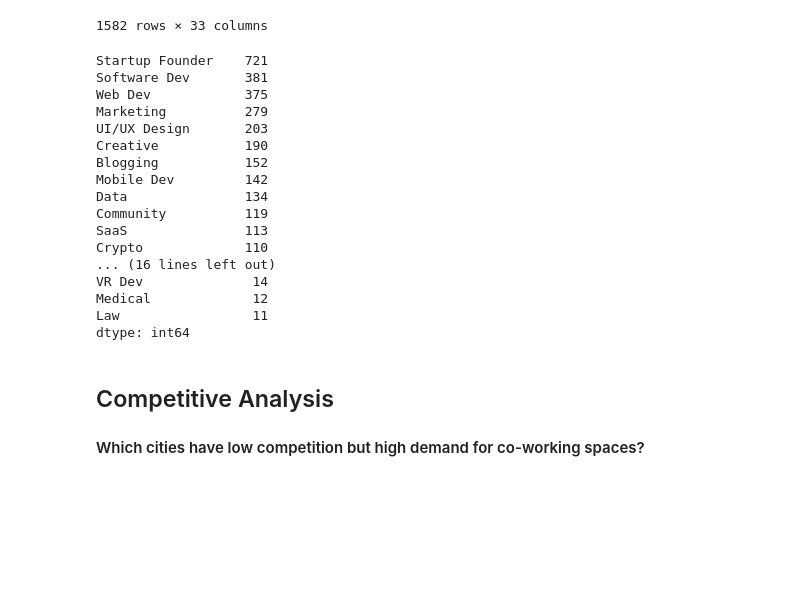
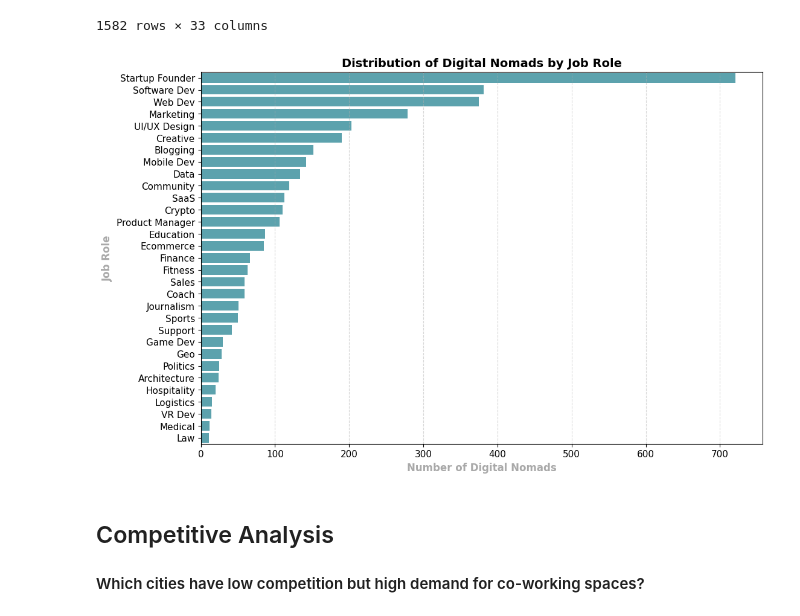
Before and after one commit to PuiKiRebeccaWOO/final_project, a Jupyter notebook: notebooks/nomads_analysis.ipynb, the cells around one changed output. Cells and saved outputs as stored; diff of their text form; code cells hidden in the pictures; blank space fills up the shorter version.

```diff
--- a/notebooks/nomads_analysis.ipynb
+++ b/notebooks/nomads_analysis.ipynb
@@ -579,25 +579,28 @@ users_work
 # %%
 # Compute and display sum for each work type, sorted from highest to lowest
 work_sums = work_types.sum().sort_values(ascending=False)
-display(work_sums)
+job_df = pd.DataFrame(work_sums)
+job_df.columns = ["count"]
-# %% [output]
-Startup Founder    721
-Software Dev       381
-Web Dev            375
-Marketing          279
-UI/UX Design       203
-Creative           190
-Blogging           152
-Mobile Dev         142
-Data               134
-Community          119
-SaaS               113
-Crypto             110
-... (16 lines left out)
-VR Dev              14
-Medical             12
-Law                 11
-dtype: int64
+# %%
+job_df = job_df.reset_index().rename(columns={"index": "job_role"})
+# %%
+plt.figure(figsize=(12, 8))
+sns.barplot(
+    y=job_df["job_role"],
+    x=job_df["count"],
+    color="#4EACBB"  # Use the specified color
+)
+
+plt.xlabel("Number of Digital Nomads", fontsize=12, fontweight="bold", color="darkgrey")
+plt.ylabel("Job Role", fontsize=12, fontweight="bold", color="darkgrey")
+plt.title("Distribution of Digital Nomads by Job Role", fontsize=14, fontweight="bold", color="black")
+plt.grid(axis="x", linestyle="--", alpha=0.5)
+plt.xticks(fontsize=11, color="black")
+plt.yticks(fontsize=11, color="black")
+
+plt.show()
+# %% [output]
+[figure, added]
 # %% [markdown]
 ## Competitive Analysis
 #### Which cities have low competition but high demand for co-working spaces?
```
Also changed, not shown: parts of 5 cells of this notebook, 14 other files.
